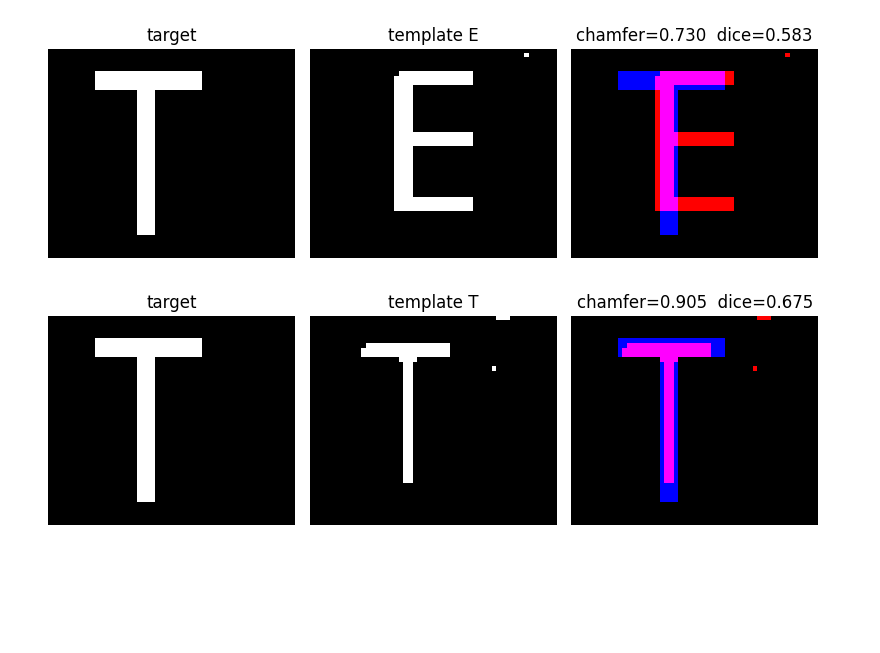
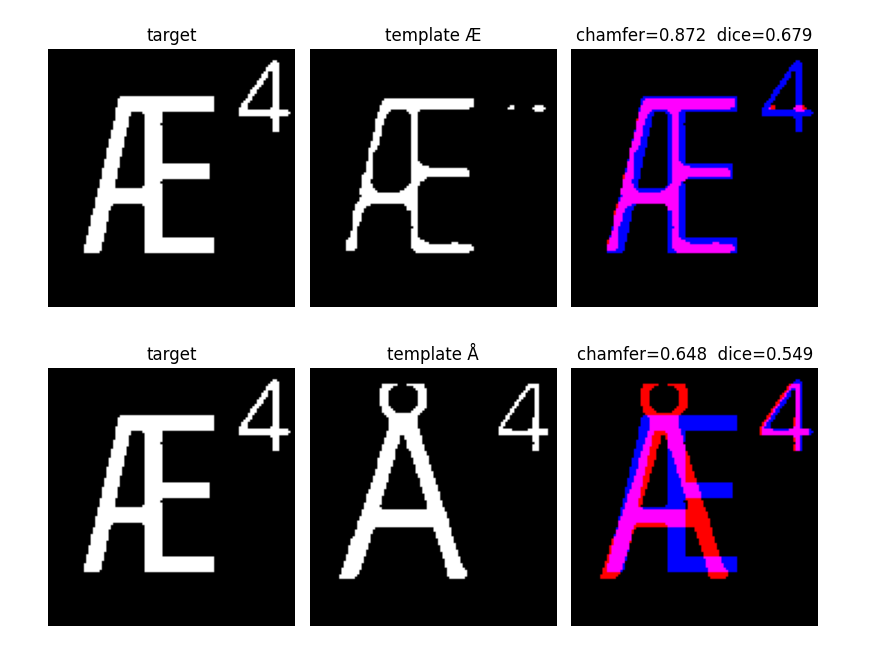
Before and after one commit to Marcrulo/WordfuedRL, a Jupyter notebook: 1_screenshot_to_map.ipynb, the cells around one changed output. Drawn from its saved outputs; the diff is of its cells as text; code cells hidden in the pictures; blank space fills up the shorter version.

```diff
--- a/1_screenshot_to_map.ipynb
+++ b/1_screenshot_to_map.ipynb
@@ -296,31 +295,31 @@ Best match: Å  score=0.9781
 # %%
-def overlay_letter(img, letters=("E", "T")):
+def overlay_letter(img, letters=("Æ", "Å")):
     target_bw = WordfeudMap._remove_border_fg(WordfeudMap._to_binary(WordfeudMap._strip_border(img)))
     H, W = target_bw.shape
     img_dir = "letters/"
     for letter in letters:
         raw = np.array(Image.open(f"{img_dir}{letter.lower()}.png"))
         tmpl_bw = WordfeudMap._to_binary(WordfeudMap._strip_border(raw, frac=0.10))
         score, fitted = WordfeudMap._match_score(tmpl_bw, target_bw)
         dice = WordfeudMap._dice(fitted, target_bw)
 
         overlay = np.zeros((H, W, 3), dtype=np.float32)
         overlay[..., 0] = fitted
         overlay[..., 2] = target_bw
 
         fig, axes = plt.subplots(1, 3, figsize=(8, 3))
         axes[0].imshow(target_bw, cmap="gray")
         axes[0].set_title("target")
         axes[1].imshow(fitted, cmap="gray")
         axes[1].set_title(f"template {letter}")
         axes[2].imshow(overlay)
         axes[2].set_title(f"chamfer={score:.3f}  dice={dice:.3f}")
         for ax in axes:
             ax.axis("off")
         plt.tight_layout()
         plt.show()
 
-overlay_letter(tile)
+overlay_letter(letter_imgs[0])
 # %% [output]
-[figure, old version]
+[figure, new version]
-[figure, old version]
+[figure, new version]
```
Also changed, not shown: parts of 1 cell of this notebook, 24 other files.
